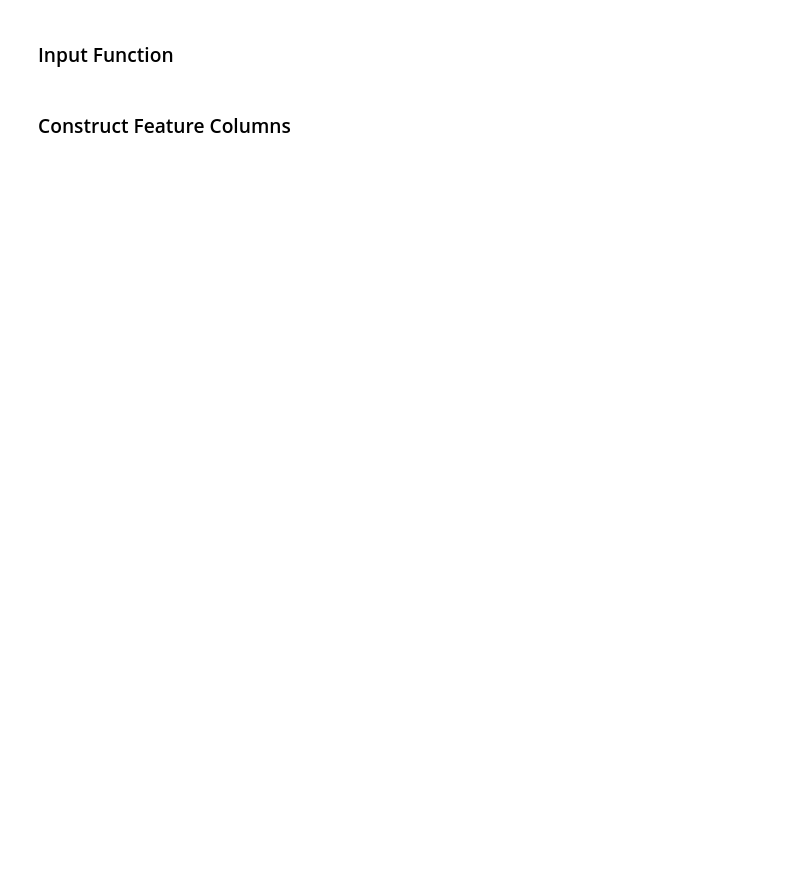
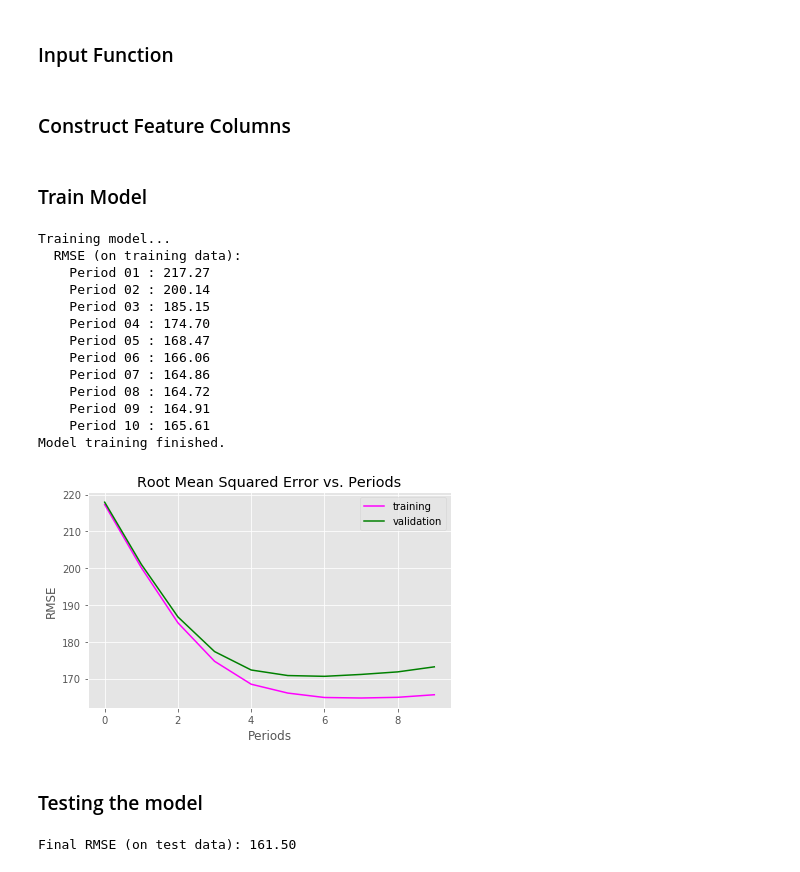
Before and after one commit to acesaif/ml_crash_course, a Jupyter notebook: validation/ml_validation.ipynb, the cells around one changed output. Cells and saved outputs as stored; diff of their text form; code cells hidden in the pictures; blank space fills up the shorter version.

Commit message:
Add Test snippet. Finish the model.

```diff
--- a/validation/ml_validation.ipynb
+++ b/validation/ml_validation.ipynb
@@ -166,7 +166,7 @@ def my_input_fn(features, targets, batch_size=1, shuffle=True, num_epochs=None):
     ds = Dataset.from_tensor_slices((features, targets))
     ds = ds.batch(batch_size).repeat(num_epochs)
     if shuffle:
-        ds.shuffle(buffer_size=10000)
+        ds = ds.shuffle(buffer_size=10000)
     features, labels = ds.make_one_shot_iterator().get_next()
     return features, labels
 # %% [markdown]
@@ -180,4 +180,6 @@ def construct_feature_columns(input_features):
     Returns:
       A set of feature columns
     """
-    return set([tf.feature_column.numeri])
+    return set([tf.feature_column.numeric_column(my_feature) for my_feature in input_features])
+# %% [markdown]
+### Train Model
@@ -183,0 +254,47 @@ def construct_feature_columns(input_features):
+# %%
+linear_regressor = train_model(
+    learning_rate = 0.00003,
+    steps = 500,
+    batch_size = 5,
+    training_examples = training_examples,
+    training_targets = training_targets,
+    validation_examples = validation_examples,
+    validation_targets = validation_targets
+)
+# %% [output]
+Training model...
+  RMSE (on training data):
+    Period 01 : 217.27
+    Period 02 : 200.14
+    Period 03 : 185.15
+    Period 04 : 174.70
+    Period 05 : 168.47
+    Period 06 : 166.06
+    Period 07 : 164.86
+    Period 08 : 164.72
+    Period 09 : 164.91
+    Period 10 : 165.61
+Model training finished.
+[figure, added]
+# %% [markdown]
+### Testing the model
+# %%
+test_dataset = pd.read_csv("california_housing_test.csv", sep=",")
+
+test_examples = preprocess_features(test_dataset)
+test_targets = preprocess_targets(test_dataset)
+
+predict_test_input_fn = lambda: my_input_fn(
+    test_examples,
+    test_targets,
+    shuffle = False,
+    num_epochs = 1
+)
+
+test_predictions = linear_regressor.predict(input_fn=predict_test_input_fn)
+test_predictions = np.array([item['predictions'][0] for item in test_predictions])
+
+test_root_mean_squared_error = math.sqrt(metrics.mean_squared_error(test_predictions, test_targets))
+print("Final RMSE (on test data): %0.2f" % test_root_mean_squared_error)
+# %% [output]
+Final RMSE (on test data): 161.50
```
Also changed, not shown: parts of 6 cells of this notebook, 1 other file.
